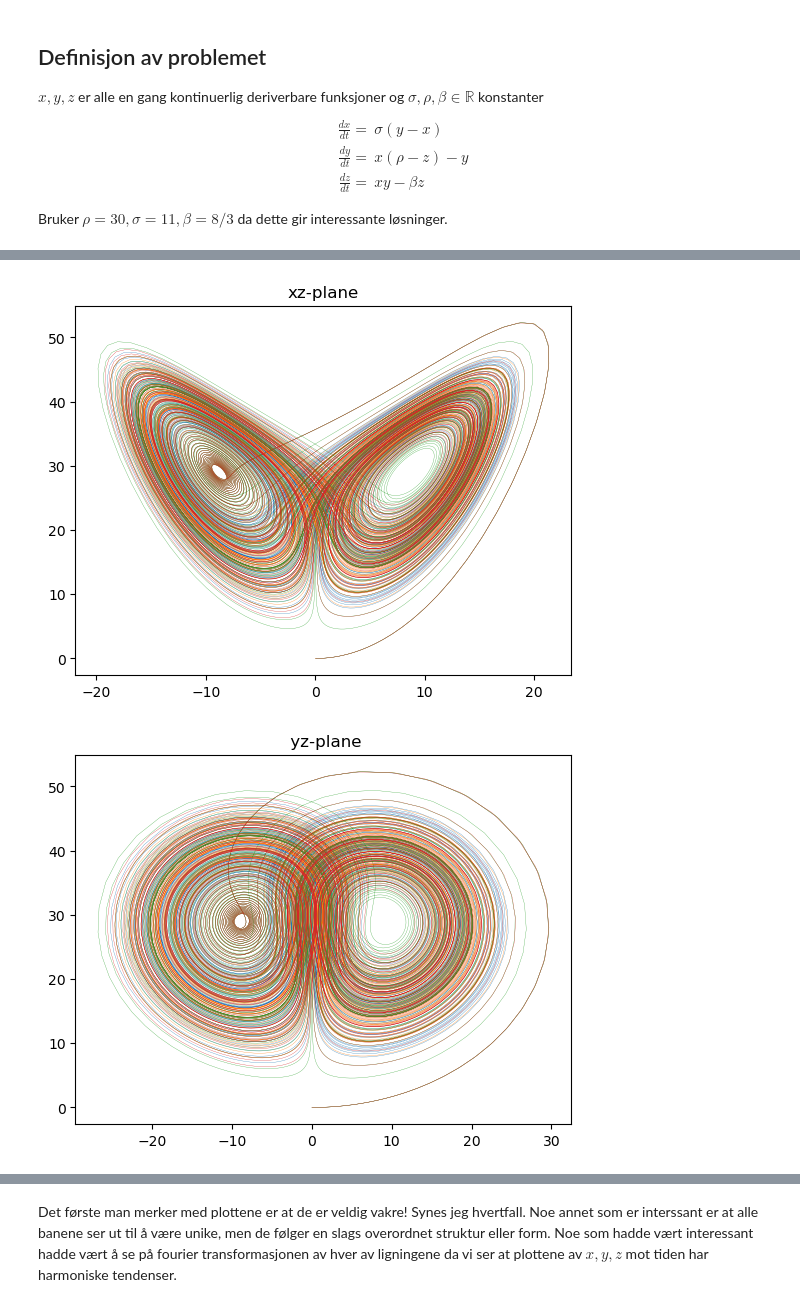
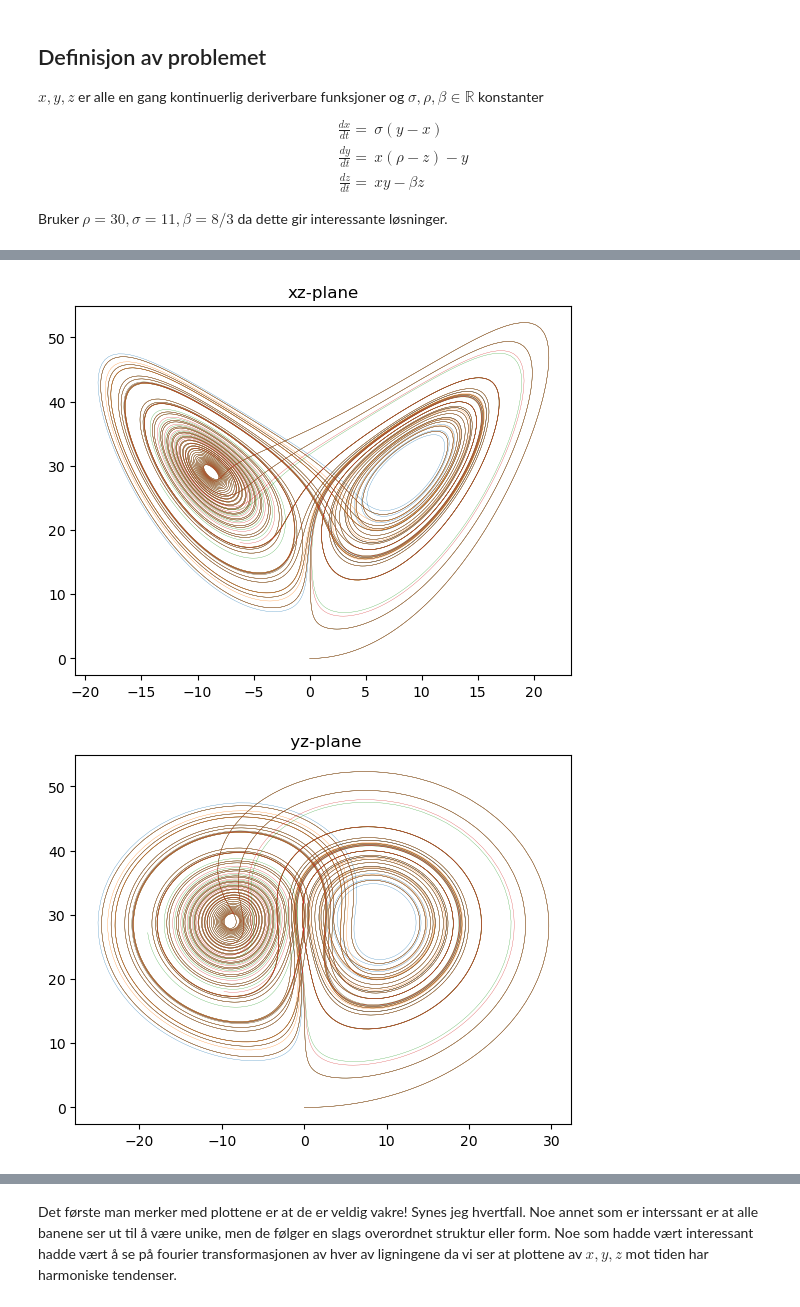
Before and after one commit to markus0800/Kaos-teori, a Jupyter notebook: lorenz.ipynb, the cells around one changed output, grey strips where cells are left out. Drawn from its saved outputs; the diff is of its cells as text; code cells hidden in the pictures.

```diff
--- a/lorenz.ipynb
+++ b/lorenz.ipynb
@@ -110,9 +110,9 @@ plt.plot(t,x[2])
 # %%
-T = 100
-x1,t = RK4([0.1,0,0], f, T, 10000)
-x2,t = RK4([0.01,0,0], f, T, 10000)
-x3,t = RK4([0.001,0,0], f, T, 10000)
-x4,t = RK4([0.00001,0,0], f, T, 10000)
+T = 50
+x1,t = RK4([1e-13,0,0], f, T, 10000)
+x2,t = RK4([1e-14,0,0], f, T, 10000)
+x3,t = RK4([1e-15,0,0], f, T, 10000)
+x4,t = RK4([1e-16,0,0], f, T, 10000)
 
 plt.rcParams['lines.linewidth'] = 0.2
 plt.figure()
@@ -171,2 +171,2 @@ ax.grid(False)
-[figure, old version]
+[figure, new version]
-[figure, old version]
+[figure, new version]
```
Also changed, not shown: parts of 3 cells of this notebook.
